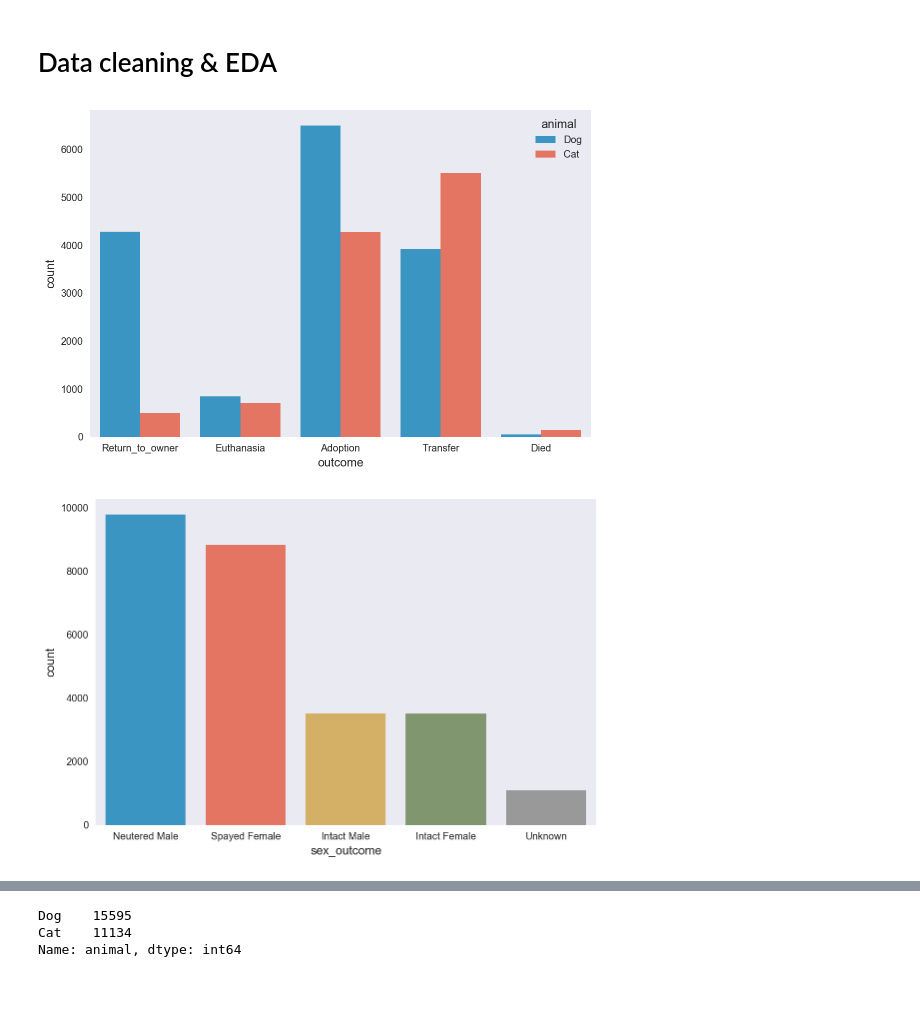
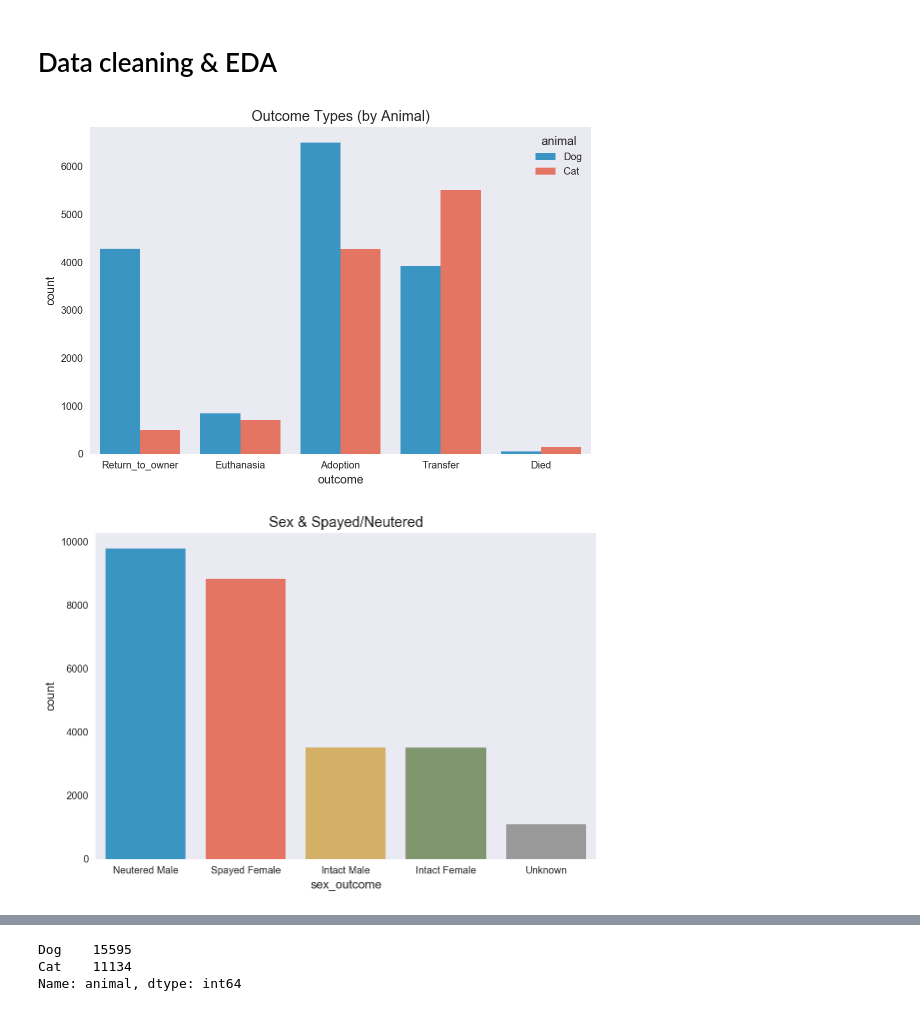
Before and after one commit to vnessified/adopt_me-, a Jupyter notebook: shelter_animal_outcomes.ipynb, the cells around one changed output, grey strips where cells are left out. Saved outputs shown, nothing was run; the diff lists cells and outputs as text; code cells hidden in the pictures.

```diff
--- a/shelter_animal_outcomes.ipynb
+++ b/shelter_animal_outcomes.ipynb
@@ -68,13 +50,14 @@ Index(['id', 'name', 'date_outcome', 'outcome', 'outcome_info', 'animal',
 # Data cleaning & EDA
 # %%
 plt.subplots(figsize=(8, 6))
-sns.countplot(x="outcome", hue="animal", data=animals, alpha=0.85);
+sns.countplot(x="outcome", hue="animal", data=animals, alpha=0.85).\
+set_title('Outcome Types (by Animal)');
 # %% [output]
-[figure, old version]
+[figure, new version]
 # %%
 plt.subplots(figsize=(8, 6))
-sns.countplot(x="sex_outcome", data=animals, alpha=0.85);
+sns.countplot(x="sex_outcome", data=animals, alpha=0.85).set_title('Sex & Spayed/Neutered');
 # %% [output]
-[figure, old version]
+[figure, new version]
 # %%
 plt.subplots(figsize=(10, 6))
```
Also changed, not shown: parts of 85 cells of this notebook.
